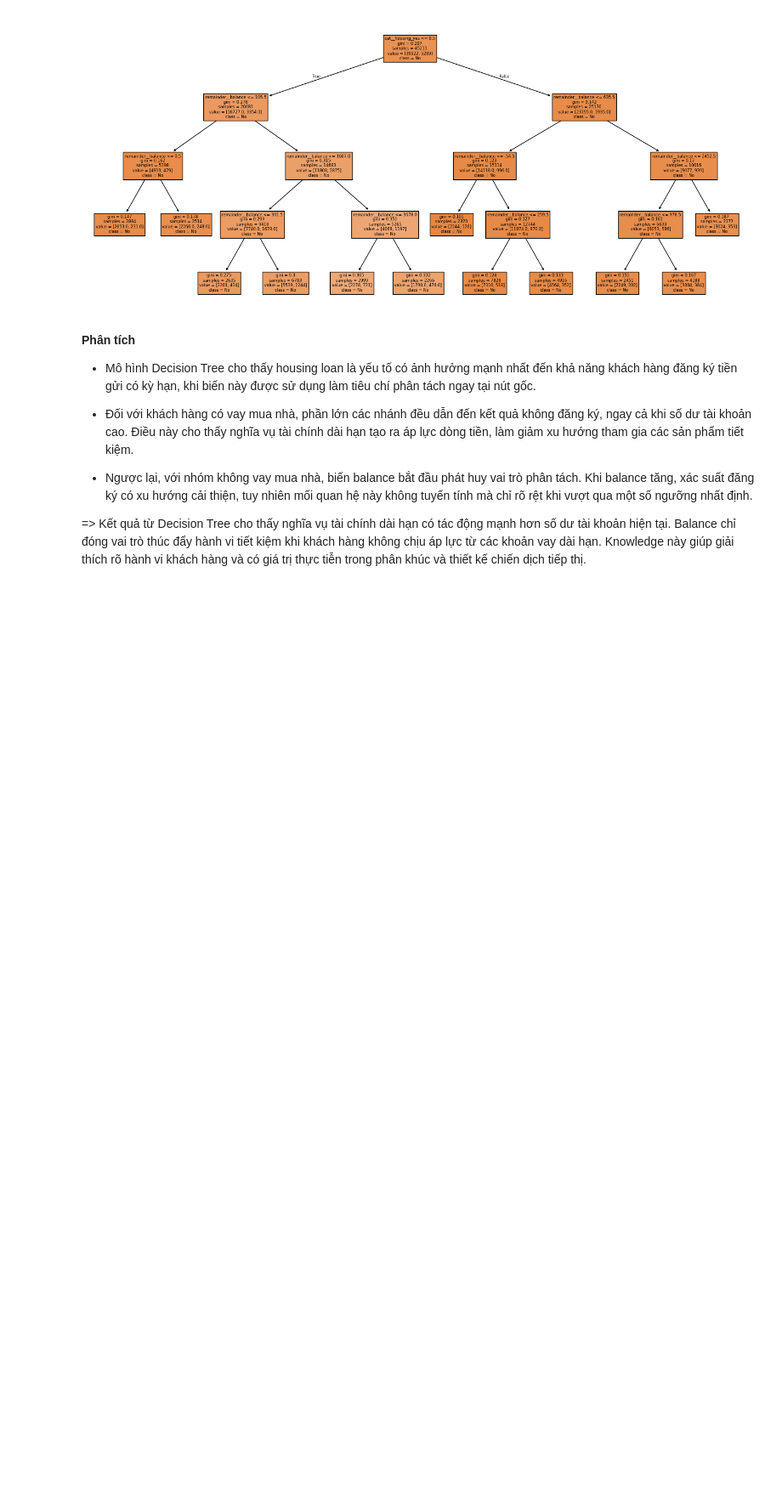
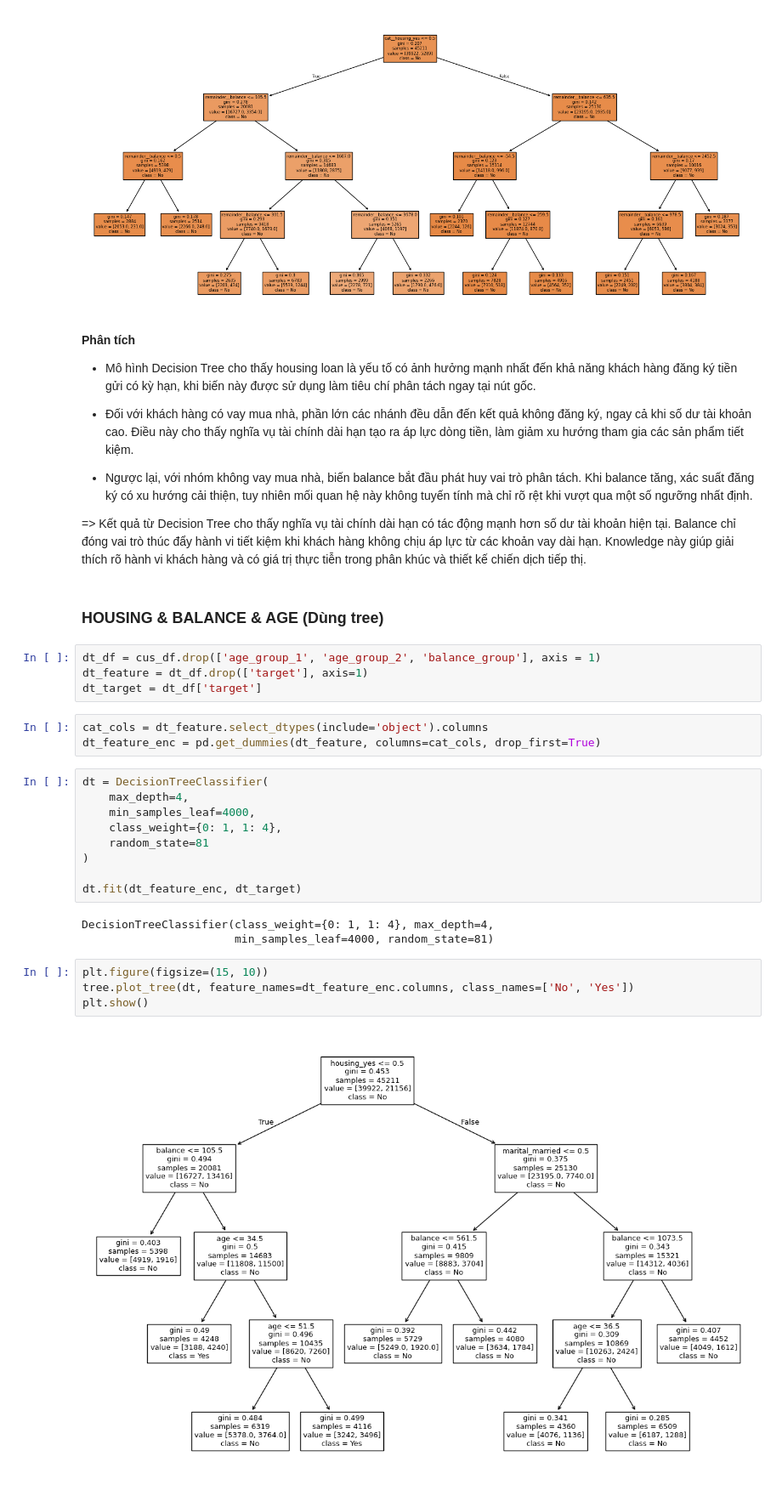
Before and after one commit to NguyenPhanNhatLan/DM, a Jupyter notebook: notebooks/customer.ipynb, the cells around one changed output. Shown at 85% size. Saved outputs shown, nothing was run; the diff lists cells and outputs as text; blank space fills up the shorter version.

Commit message:
tree

```diff
--- a/notebooks/customer.ipynb
+++ b/notebooks/customer.ipynb
@@ -713,3 +689,30 @@ plt.show()
 - Ngược lại, với nhóm không vay mua nhà, biến balance bắt đầu phát huy vai trò phân tách. Khi balance tăng, xác suất đăng ký có xu hướng cải thiện, tuy nhiên mối quan hệ này không tuyến tính mà chỉ rõ rệt khi vượt qua một số ngưỡng nhất định.
 
 => Kết quả từ Decision Tree cho thấy nghĩa vụ tài chính dài hạn có tác động mạnh hơn số dư tài khoản hiện tại. Balance chỉ đóng vai trò thúc đẩy hành vi tiết kiệm khi khách hàng không chịu áp lực từ các khoản vay dài hạn. Knowledge này giúp giải thích rõ hành vi khách hàng và có giá trị thực tiễn trong phân khúc và thiết kế chiến dịch tiếp thị.
+# %% [markdown]
+### HOUSING & BALANCE & AGE (Dùng tree)
+# %%
+dt_df = cus_df.drop(['age_group_1', 'age_group_2', 'balance_group'], axis = 1)
+dt_feature = dt_df.drop(['target'], axis=1)
+dt_target = dt_df['target']
+# %%
+cat_cols = dt_feature.select_dtypes(include='object').columns
+dt_feature_enc = pd.get_dummies(dt_feature, columns=cat_cols, drop_first=True)
+# %%
+dt = DecisionTreeClassifier(
+    max_depth=4,
+    min_samples_leaf=4000,
+    class_weight={0: 1, 1: 4},
+    random_state=81
+)
+
+dt.fit(dt_feature_enc, dt_target)
+# %% [output]
+DecisionTreeClassifier(class_weight={0: 1, 1: 4}, max_depth=4,
+                       min_samples_leaf=4000, random_state=81)
+# %%
+plt.figure(figsize=(15, 10))
+tree.plot_tree(dt, feature_names=dt_feature_enc.columns, class_names=['No', 'Yes'])
+plt.show()
+# %% [output]
+[figure, added]
```
Also changed, not shown: parts of 3 cells of this notebook.
